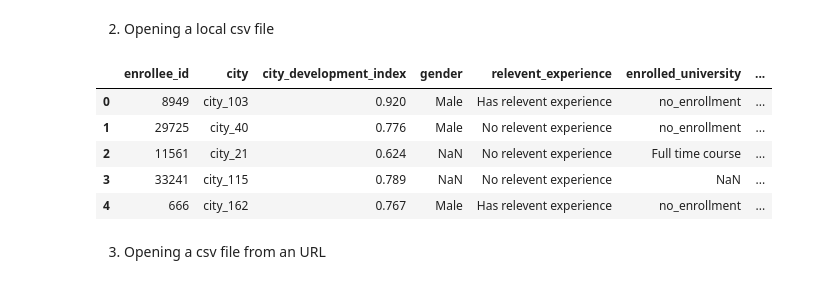
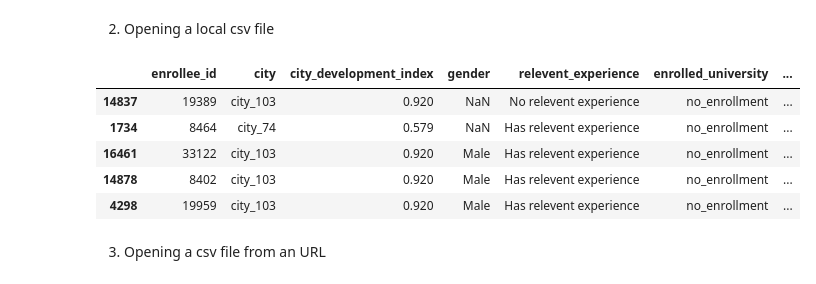
Before and after one commit to Electra89/Machine_Learning_100, a Jupyter notebook: Day 07 - Working with CSV files/gathering data from CSV files .ipynb, the cells around one changed output. Saved outputs shown, nothing was run; the diff lists cells and outputs as text; code cells hidden in the pictures.

```diff
--- a/Day 07 - Working with CSV files/gathering data from CSV files .ipynb
+++ b/Day 07 - Working with CSV files/gathering data from CSV files .ipynb
@@ -11,14 +11,14 @@ import pandas as pd
 # %%
 csv = "https://raw.githubusercontent.com/campusx-official/100-days-of-machine-learning/main/day15%20-%20working%20with%20csv%20files/aug_train.csv"
 df = pd.read_csv(csv)
-df.head(5)
+df.sample(5)
 # %% [output]
 |  | enrollee_id | city | city_development_index | gender | relevent_experience | enrolled_university | ... |
-| 0 | 8949 | city_103 | 0.920 | Male | Has relevent experience | no_enrollment | ... |
-| 1 | 29725 | city_40 | 0.776 | Male | No relevent experience | no_enrollment | ... |
-| 2 | 11561 | city_21 | 0.624 | NaN | No relevent experience | Full time course | ... |
-| 3 | 33241 | city_115 | 0.789 | NaN | No relevent experience | NaN | ... |
-| 4 | 666 | city_162 | 0.767 | Male | Has relevent experience | no_enrollment | ... |
+| 14837 | 19389 | city_103 | 0.920 | NaN | No relevent experience | no_enrollment | ... |
+| 1734 | 8464 | city_74 | 0.579 | NaN | Has relevent experience | no_enrollment | ... |
+| 16461 | 33122 | city_103 | 0.920 | Male | Has relevent experience | no_enrollment | ... |
+| 14878 | 8402 | city_103 | 0.920 | Male | Has relevent experience | no_enrollment | ... |
+| 4298 | 19959 | city_103 | 0.920 | Male | Has relevent experience | no_enrollment | ... |
 # %% [markdown]
 3. Opening a csv file from an URL
 # %%
```
